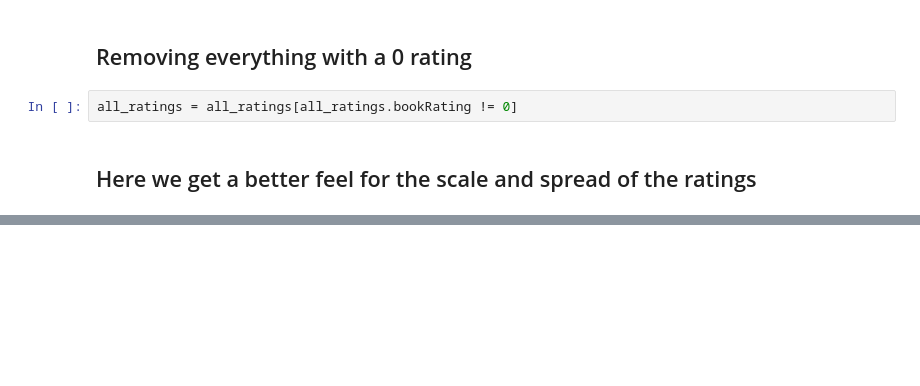
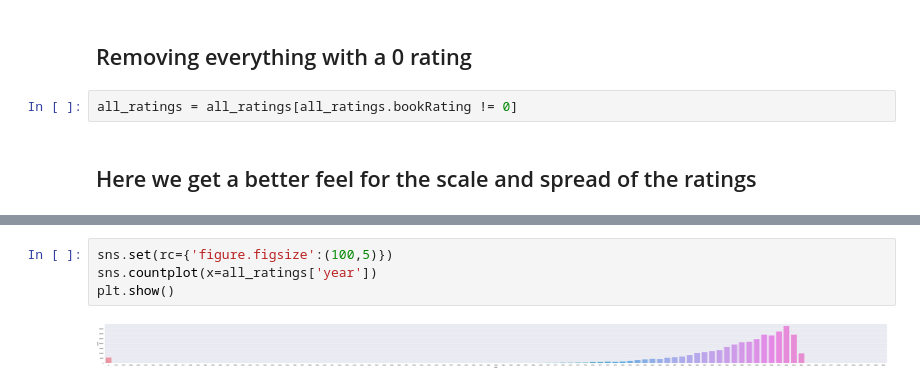
Before and after one commit to ablomstrom/final-project, a Jupyter notebook: main.ipynb, the cells around one changed output, grey strips where cells are left out. Saved outputs shown, nothing was run; the diff lists cells and outputs as text; blank space fills up the shorter version.

```diff
--- a/main.ipynb
+++ b/main.ipynb
@@ -120,0 +122,6 @@ plt.show()
+# %%
+sns.set(rc={'figure.figsize':(100,5)})
+sns.countplot(x=all_ratings['year'])
+plt.show()
+# %% [output]
+[figure, added]
```
Also changed, not shown: parts of 10 cells of this notebook.
